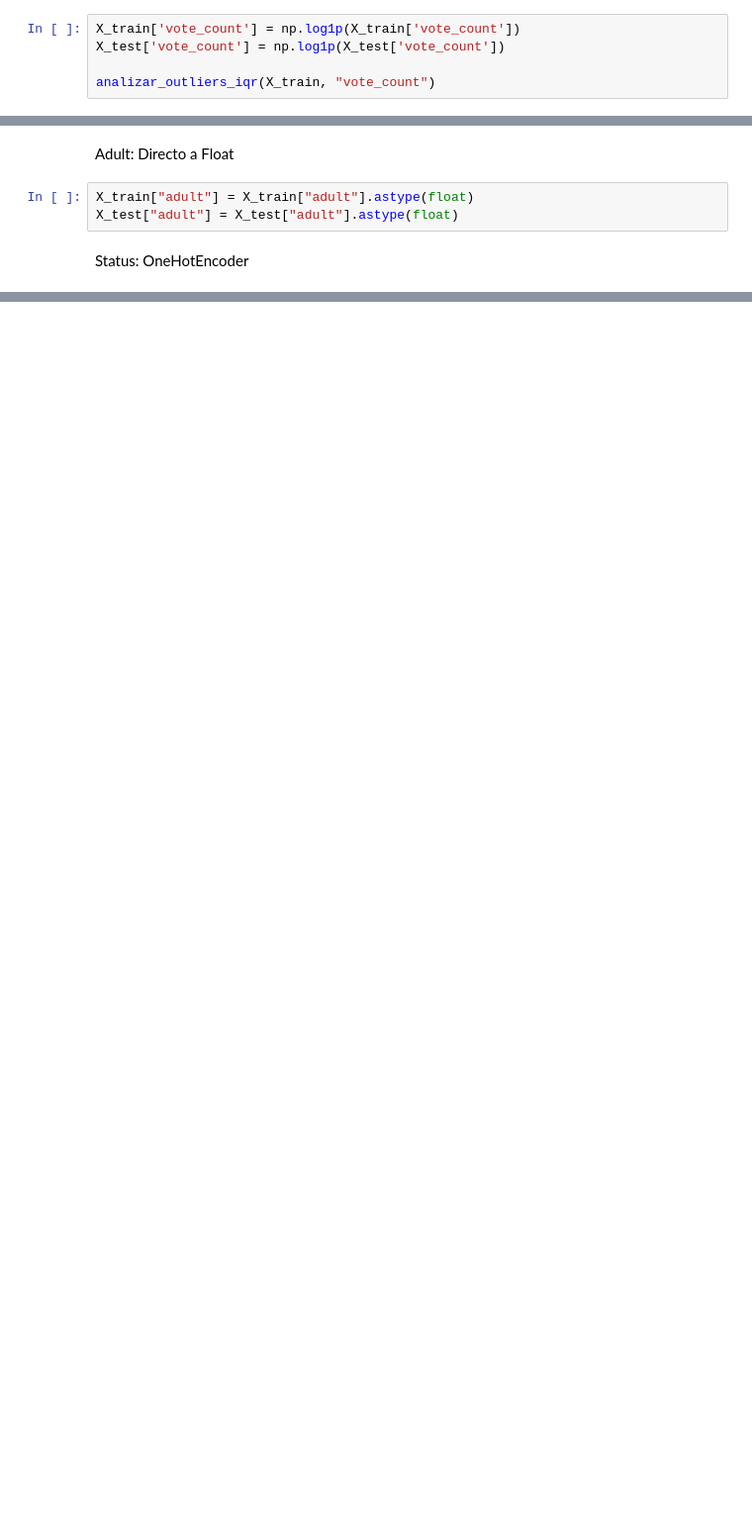
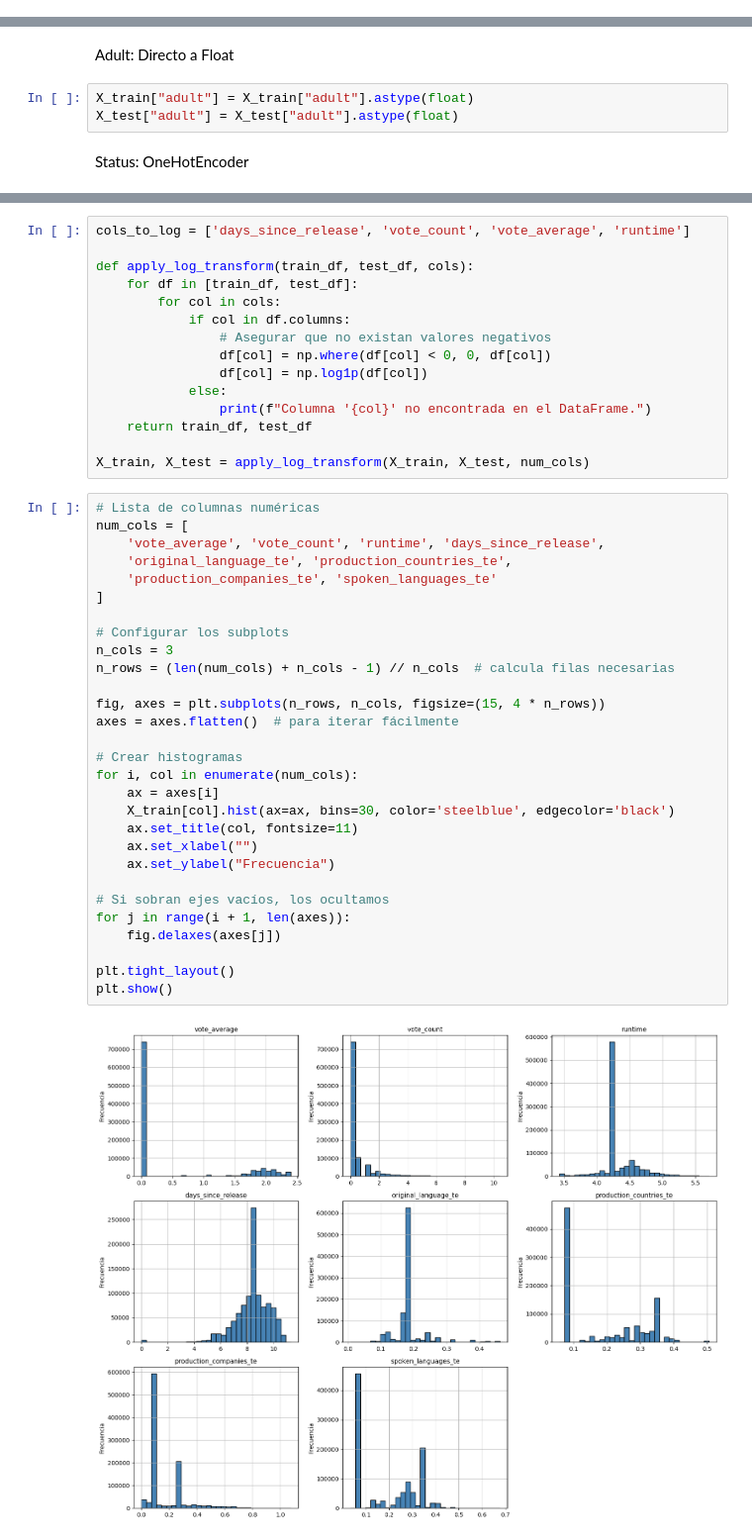
Before and after one commit to jbrazonath/TP_AndD, a Jupyter notebook: TrabajoPráctico copy.ipynb, the cells around one changed output, grey strips where cells are left out. Shown at 99% size. Cells and saved outputs as stored; diff of their text form; blank space fills up the shorter version.

```diff
--- a/TrabajoPráctico copy.ipynb
+++ b/TrabajoPráctico copy.ipynb
@@ -444,5 +401,0 @@ Vote_count: Transformación logarítmica para reducir impacto
-# %%
-X_train['vote_count'] = np.log1p(X_train['vote_count'])
-X_test['vote_count'] = np.log1p(X_test['vote_count'])
-
-analizar_outliers_iqr(X_train, "vote_count")
@@ -511,0 +621,46 @@ KeyError: "None of [Index(['status'], dtype='object')] are in the [columns]"
+# %%
+cols_to_log = ['days_since_release', 'vote_count', 'vote_average', 'runtime']
+
+def apply_log_transform(train_df, test_df, cols):
+    for df in [train_df, test_df]:
+        for col in cols:
+            if col in df.columns:
+                # Asegurar que no existan valores negativos
+                df[col] = np.where(df[col] < 0, 0, df[col])
+                df[col] = np.log1p(df[col])
+            else:
+                print(f"Columna '{col}' no encontrada en el DataFrame.")
+    return train_df, test_df
+
+X_train, X_test = apply_log_transform(X_train, X_test, num_cols)
+# %%
+# Lista de columnas numéricas
+num_cols = [
+    'vote_average', 'vote_count', 'runtime', 'days_since_release',
+    'original_language_te', 'production_countries_te',
+    'production_companies_te', 'spoken_languages_te'
+]
+
+# Configurar los subplots
+n_cols = 3
+n_rows = (len(num_cols) + n_cols - 1) // n_cols  # calcula filas necesarias
+
+fig, axes = plt.subplots(n_rows, n_cols, figsize=(15, 4 * n_rows))
+axes = axes.flatten()  # para iterar fácilmente
+
+# Crear histogramas
+for i, col in enumerate(num_cols):
+    ax = axes[i]
+    X_train[col].hist(ax=ax, bins=30, color='steelblue', edgecolor='black')
+    ax.set_title(col, fontsize=11)
+    ax.set_xlabel("")
+    ax.set_ylabel("Frecuencia")
+
+# Si sobran ejes vacíos, los ocultamos
+for j in range(i + 1, len(axes)):
+    fig.delaxes(axes[j])
+
+plt.tight_layout()
+plt.show()
+# %% [output]
+[figure, added]
```
Also changed, not shown: parts of 42 cells of this notebook.
